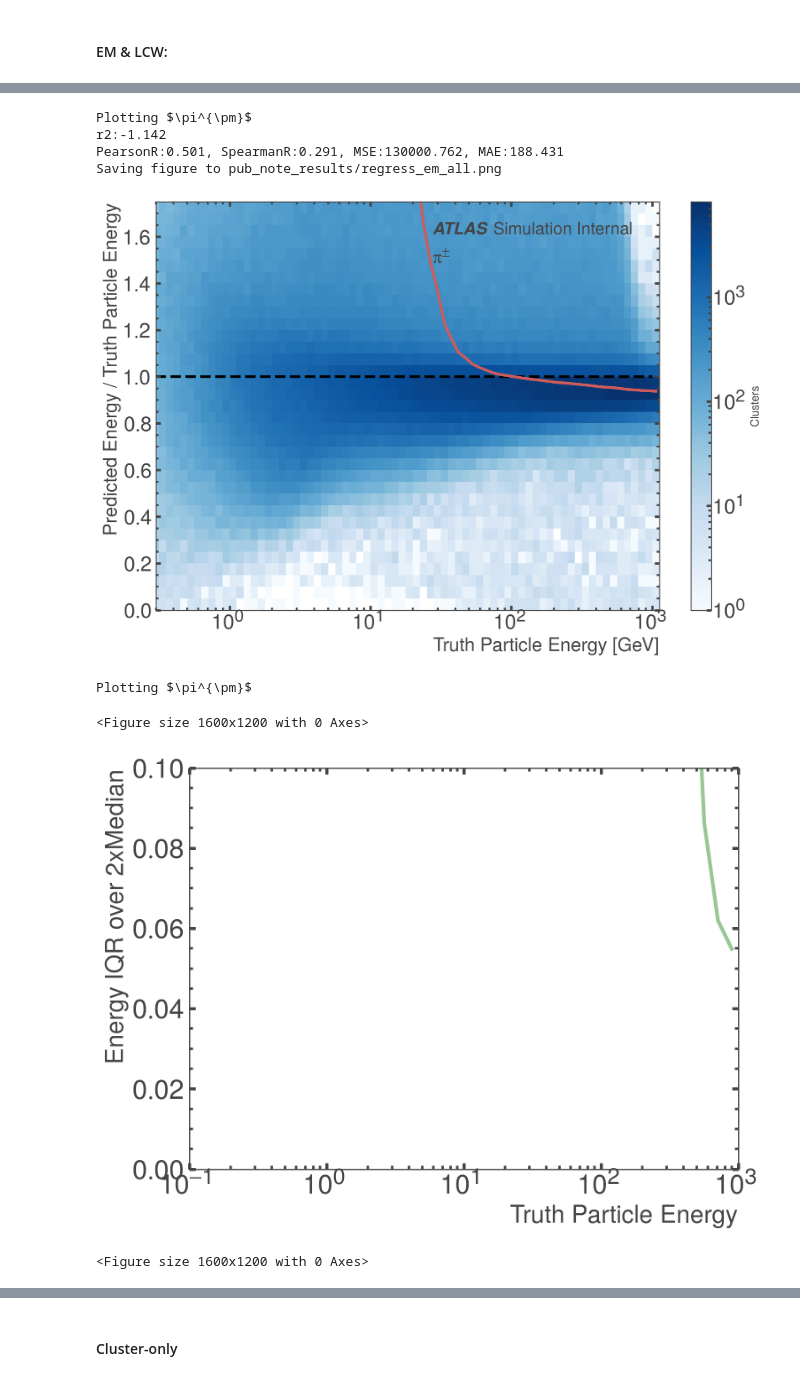
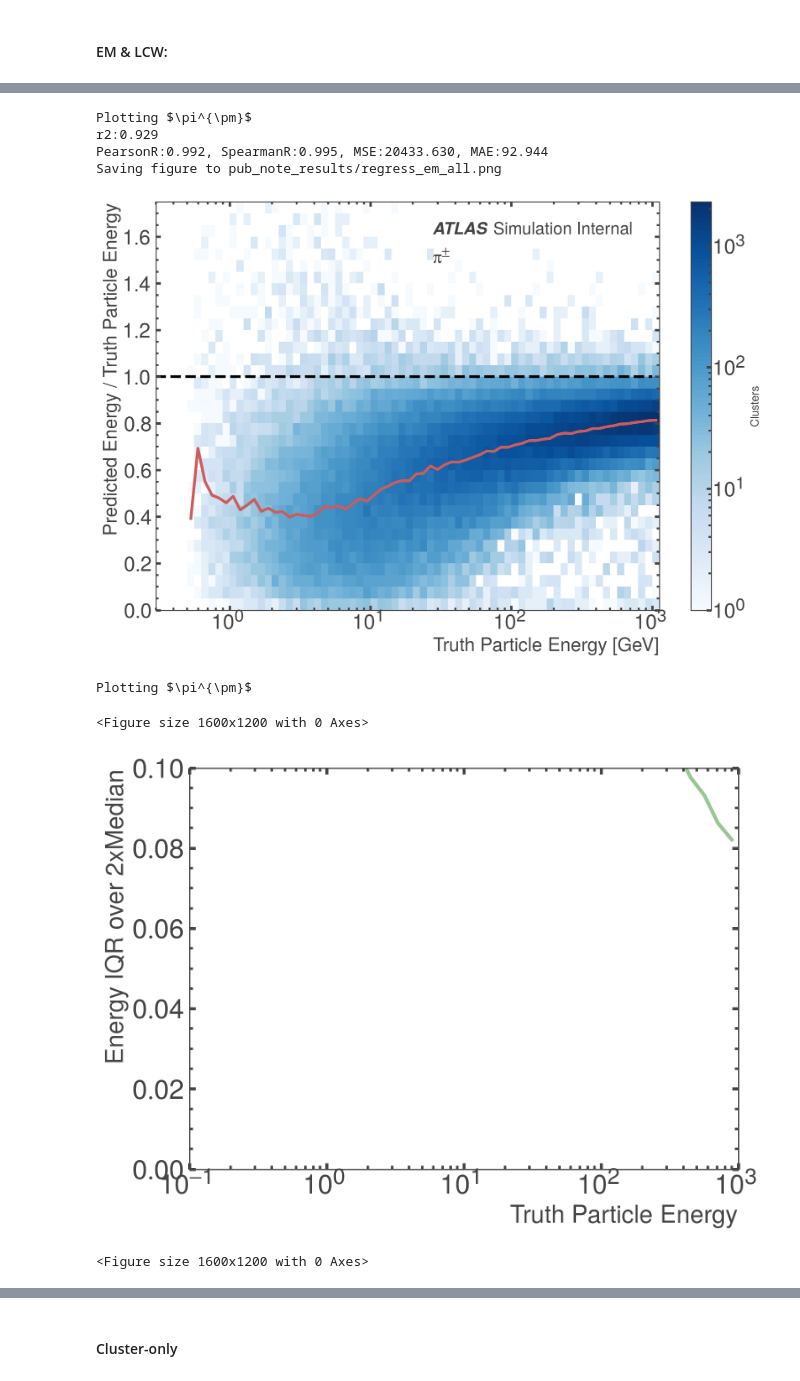
Before and after one commit to atlas-calo-ml/gn4pions_eastbay, a Jupyter notebook: analysis_example.ipynb, the cells around one changed output, grey strips where cells are left out. Saved outputs shown, nothing was run; the diff lists cells and outputs as text; code cells hidden in the pictures.

Commit message:
Add sum of cluster E and sum of LCW E to outputs

```diff
--- a/analysis_example.ipynb
+++ b/analysis_example.ipynb
@@ -346,7 +369,8 @@ plt.ylabel("Rejection (1/FPR) at 95% Efficiency", fontsize=26)
 # %%
 ### EM & LCW Calibrations
 # pred_file = 'results/no_cuts_clusters_and_tracks_hadweight/full_dataset_20220316/predictions.npz' # old
-pred_file = 'results/no_cuts_cluster_and_tracks/full_dataset_20220602_regress/predictions.npz' # new
+# pred_file = 'results/no_cuts_cluster_and_tracks/full_dataset_20220602_regress/predictions.npz' # new
+pred_file = 'results/onetrack_multicluster/test_20220607_regress/predictions.npz'
 predictions = np.load(pred_file)
 print(predictions.files)
 targets_regress = predictions['targets'][:, 0]
@@ -356,7 +380,9 @@ etas = predictions['etas']
 em_probs = predictions['em_probs']
 cluster_calib_e = predictions['cluster_calib_es']
 cluster_had_weight = predictions['cluster_had_weights']
-# truth_particle_e = 10**predictions['truth_particle_es']
+truth_particle_e = 10**predictions['truth_particle_es']
+sum_energies = predictions['sum_cluster_es']
+sum_lcw = predictions['sum_lcw_es']
 
 df_em_lcw = pd.DataFrame(np.vstack(
     [
@@ -366,12 +392,14 @@ df_em_lcw = pd.DataFrame(np.vstack(
         em_probs,
         cluster_calib_e,
         cluster_had_weight,
-#         truth_particle_e,
+        truth_particle_e,
+        sum_energies,
+        sum_lcw,
     ]).T, columns = [
                      "targets_regress", "outputs_regress",
                      "energy", "eta",
                     "em_prob", "cluster_calib_e",
-                 "cluster_had_weight",
-#     "truth_particle_e",
+                 "cluster_had_weight", "truth_particle_e",
+                "sum_cluster_e", "sum_lcw_e",
                            ])
 # %% [output]
@@ -758,15 +751,10 @@ make_regression_plots(df,
 # %%
-# truth_particle_e = df_em_lcw.truthPartE.explode().astype(np.float32)
-# calib_energy = df_em_lcw.cluster_calib_e_0
-# energy = df_em_lcw.cluster_e_0
-# lcw = df_em_lcw.lcw_0
-# sum_energy = df_em_lcw.sum_cluster_e
-# sum_lcw = df_em_lcw.sum_lcw
-
-# truth_particle_e = df_em_lcw.truth_particle_e
+truth_particle_e = df_em_lcw.truth_particle_e
 calib_energy = df_em_lcw.cluster_calib_e
 energy = df_em_lcw.energy
 lcw = df_em_lcw.energy*df_em_lcw.cluster_had_weight
+sum_cluster_e = df_em_lcw.sum_cluster_e
+sum_lcw_e = df_em_lcw.sum_lcw_e
 
 ### EM Calib
 c_map = sns.color_palette("viridis")
@@ -787,8 +775,8 @@ oranges = matplotlib.cm.viridis(np.linspace(0,1,20))
 response_median = []
 
 print('\nPlotting {}'.format(pion_list[0]))
-y_true = calib_energy #truth_particle_e
-y_pred = energy # EM calib
+y_true = truth_particle_e
+y_pred = sum_cluster_e # EM calib
 y_ratio = y_pred/y_true
 
 xcenter, medRegCNN = make_response_plot(y_true, y_pred, y_pred/y_true, pion_list[0],
@@ -861,8 +849,8 @@ np.savez('pub_note_results/iqr_em.npz', iqr=iqr, xcenter=xcenter)
 response_median = []
 
 print('\nPlotting {}'.format(pion_list[0]))
-y_true = calib_energy #truth_particle_e
-y_pred = lcw
+y_true = truth_particle_e
+y_pred = sum_lcw_e
 y_ratio = y_pred/y_true
 
 xcenter, medRegCNN = make_response_plot(y_true, y_pred, y_pred/y_true, pion_list[0],
@@ -904,37 +892,37 @@ iqr.append(iqr_curr)
 #     iqr.append(iqr_curr)
 
 #     print('\nPlotting {}'.format(pion_list[2]))
 #     y_true = df_em_lcw[df_em_lcw.targets_class == 1].truth_particle_e
 #     y_pred = df_em_lcw[df_em_lcw.targets_class == 1].energy*df_em_lcw[df_em_lcw.targets_class == 1].cluster_had_weight # LCW calib
 #     y_ratio = y_pred/y_true
 #     xcenter, iqr_curr= ru.resolutionPlot(y_true, y_ratio, statistic='iqrOverMed')
 #     iqr.append(iqr_curr)
 
 pu.lineOverlay(xcenter=xcenter, lines = iqr[:],
             labels = [
                     r'$\pi^{all}$',
                     r'$\pi^{0}$',
                 r'$\pi^{\pm}$'],
             xlabel = 'Truth Particle Energy [GeV]', ylabel = 'Response IQR / 2 x Median',
             y_max = 1,  # default = 0.5
                x_min = .3,
             linestyles = [
                     'solid',
                     'solid',
                 'solid'
             ],
             atlas_x = 0.5, atlas_y = 0.5, simulation = True,
             textlist = [{'x': 0.5, 'y': 0.4, 'text': 'Single $pions$'},
                         {'x': 0.5, 'y': 0.35,  'text': 'Regression Comparison'}],
               figfile='pub_note_results/regress_lcw_iqr.png')
 np.savez('pub_note_results/iqr_lcw.npz', iqr=iqr, xcenter=xcenter)
 # %% [output]
 Plotting $\pi^{\pm}$
-r2:-1.142
-PearsonR:0.501, SpearmanR:0.291, MSE:130000.762, MAE:188.431
+r2:0.929
+PearsonR:0.992, SpearmanR:0.995, MSE:20433.630, MAE:92.944
 Saving figure to pub_note_results/regress_em_all.png
-[figure, old version]
+[figure, new version]
 Plotting $\pi^{\pm}$
 <Figure size 1600x1200 with 0 Axes>
-[figure, old version]
+[figure, new version]
 <Figure size 1600x1200 with 0 Axes>
```
Also changed, not shown: parts of 16 cells of this notebook, 8 other files.
